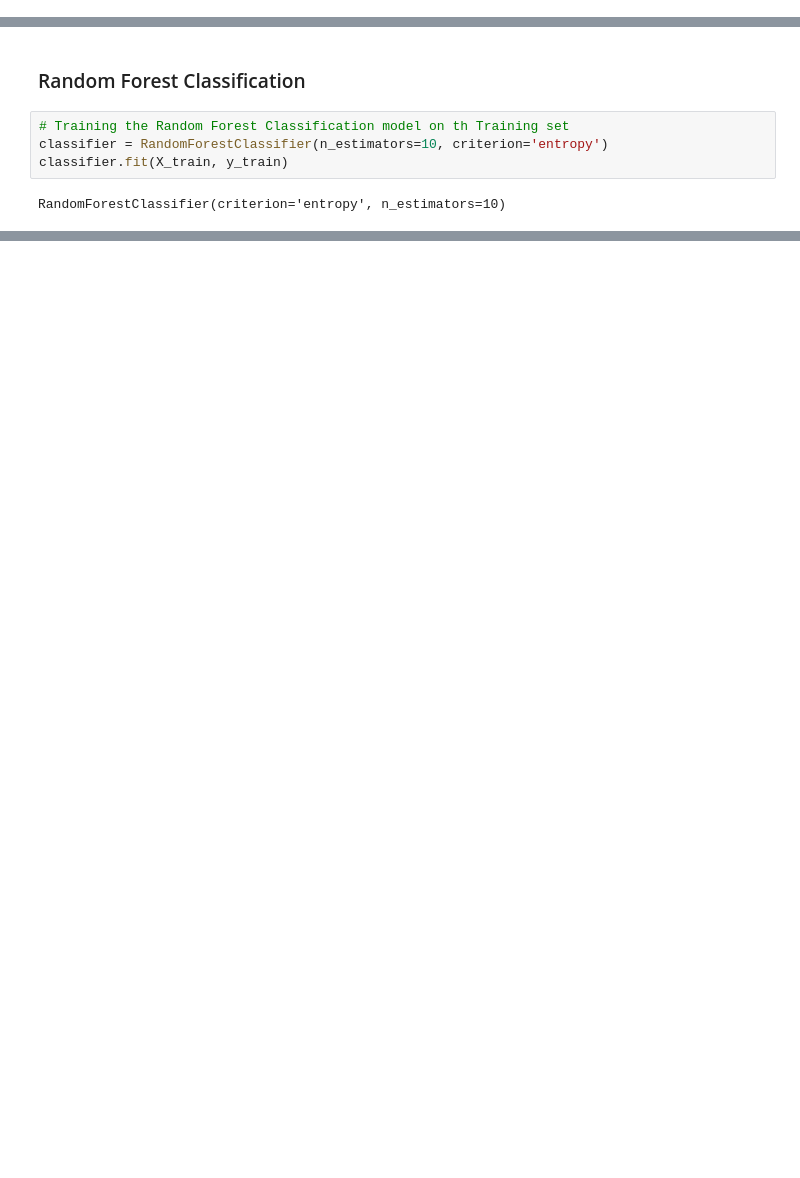
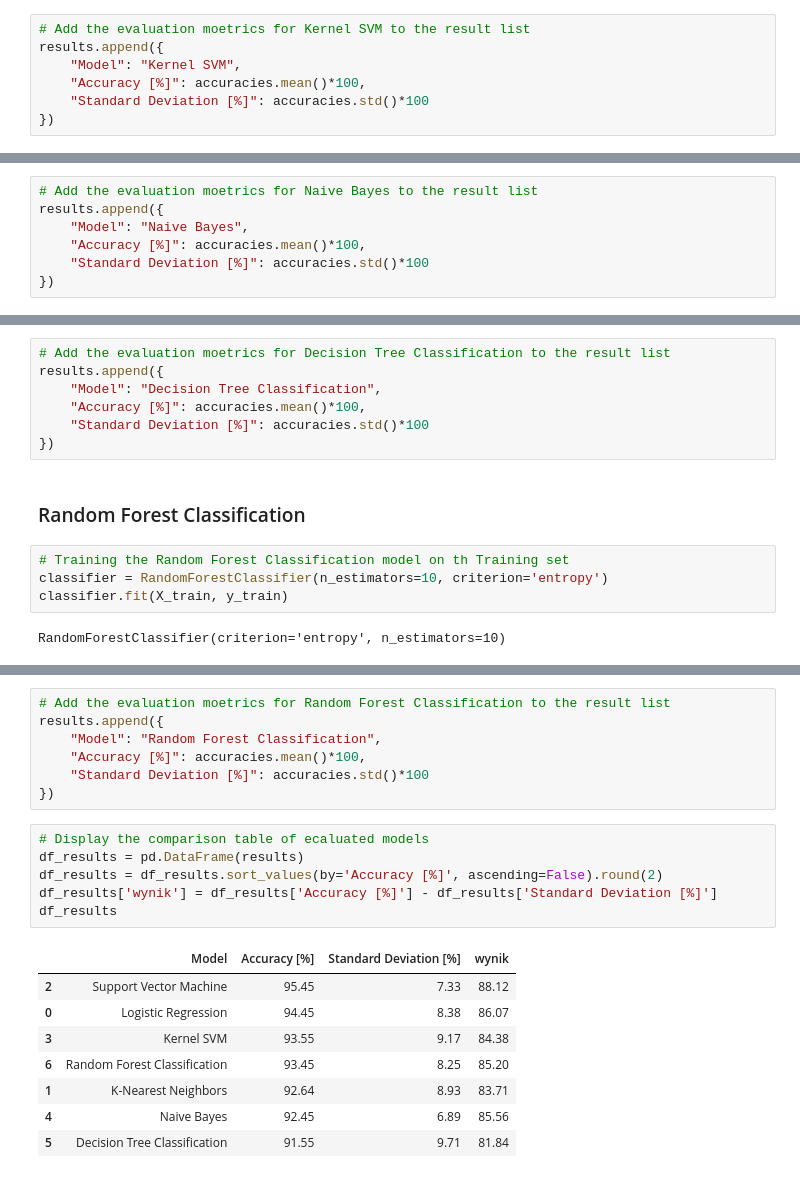
Before and after one commit to Pawel-Hendrzyk-Majewski/Iris-dataset, a Jupyter notebook: notebooks/Iris.ipynb, the cells around one changed output, grey strips where cells are left out. Cells and saved outputs as stored; diff of their text form; blank space fills up the shorter version.

Commit message:
Add summary of testing models, add Hyperparameters tuning and Models ecaluation

```diff
--- a/notebooks/Iris.ipynb
+++ b/notebooks/Iris.ipynb
@@ -211,3 +235,10 @@ Standard Deviation: 6.67 %
+# %%
+# Add the evaluation moetrics for Kernel SVM to the result list
+results.append({
+    "Model": "Kernel SVM",
+    "Accuracy [%]": accuracies.mean()*100,
+    "Standard Deviation [%]": accuracies.std()*100
+})
 # %% [markdown]
 ###  Naive Bayes
 # %%
@@ -227,3 +258,10 @@ Standard Deviation: 7.50 %
+# %%
+# Add the evaluation moetrics for Naive Bayes to the result list
+results.append({
+    "Model": "Naive Bayes",
+    "Accuracy [%]": accuracies.mean()*100,
+    "Standard Deviation [%]": accuracies.std()*100
+})
 # %% [markdown]
 ### Decision Tree Classification
 # %%
@@ -243,3 +281,10 @@ Standard Deviation: 9.86 %
+# %%
+# Add the evaluation moetrics for Decision Tree Classification to the result list
+results.append({
+    "Model": "Decision Tree Classification",
+    "Accuracy [%]": accuracies.mean()*100,
+    "Standard Deviation [%]": accuracies.std()*100
+})
 # %% [markdown]
 ### Random Forest Classification
 # %%
@@ -258,0 +304,22 @@ Standard Deviation: 9.72 %
+# %%
+# Add the evaluation moetrics for Random Forest Classification to the result list
+results.append({
+    "Model": "Random Forest Classification",
+    "Accuracy [%]": accuracies.mean()*100,
+    "Standard Deviation [%]": accuracies.std()*100
+})
+# %%
+# Display the comparison table of ecaluated models
+df_results = pd.DataFrame(results)
+df_results = df_results.sort_values(by='Accuracy [%]', ascending=False).round(2)
+df_results['wynik'] = df_results['Accuracy [%]'] - df_results['Standard Deviation [%]']
+df_results
+# %% [output]
+|  | Model | Accuracy [%] | Standard Deviation [%] | wynik |
+| 2 | Support Vector Machine | 95.45 | 7.33 | 88.12 |
+| 0 | Logistic Regression | 94.45 | 8.38 | 86.07 |
+| 3 | Kernel SVM | 93.55 | 9.17 | 84.38 |
+| 6 | Random Forest Classification | 93.45 | 8.25 | 85.20 |
+| 1 | K-Nearest Neighbors | 92.64 | 8.93 | 83.71 |
+| 4 | Naive Bayes | 92.45 | 6.89 | 85.56 |
+| 5 | Decision Tree Classification | 91.55 | 9.71 | 81.84 |
```
Also changed, not shown: parts of 22 cells of this notebook.
